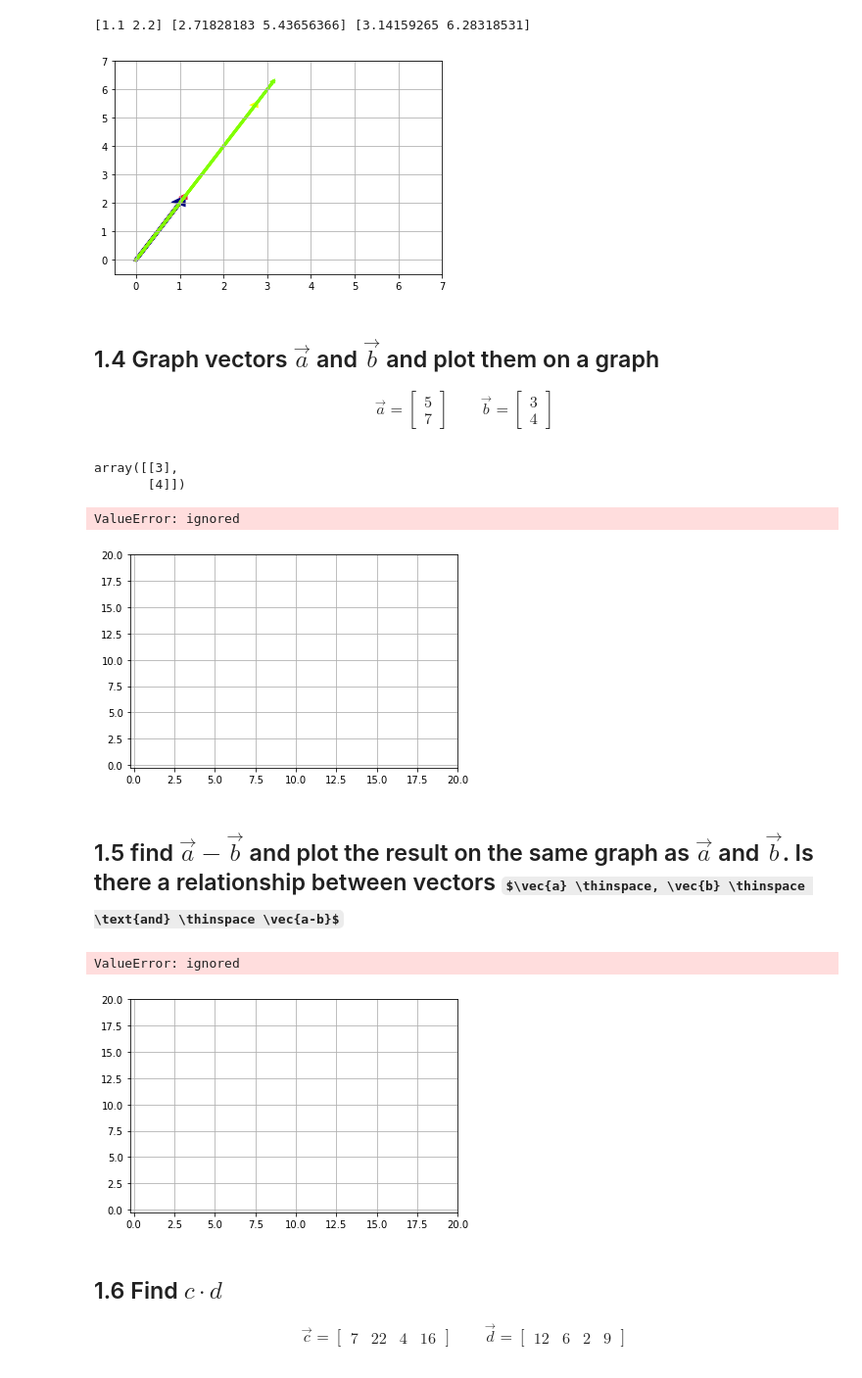
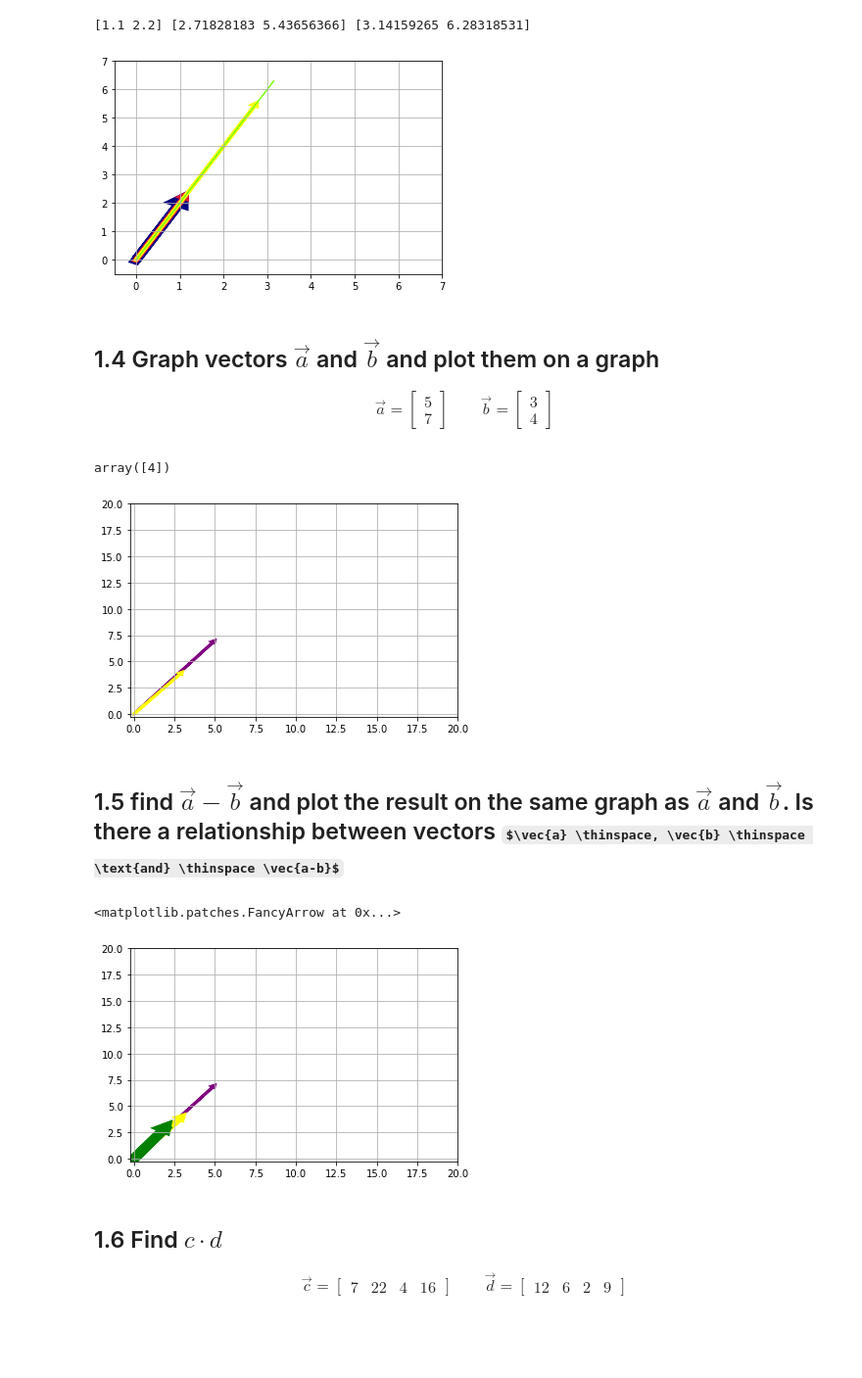
Before and after one commit to mkhalil7625/DS-Unit-1-Sprint-3-Linear-Algebra, a Jupyter notebook: module1-vectors-and-matrices/Copy_of_LS_DS_131_Vectors_and_Matrices_Assignment.ipynb, the cells around one changed output. Shown: that part at 98% size. Drawn from its saved outputs; the diff is of its cells as text; code cells hidden in the pictures; some formulas as TeX source; blank space fills up the shorter version.

```diff
--- a/module1-vectors-and-matrices/Copy_of_LS_DS_131_Vectors_and_Matrices_Assignment.ipynb
+++ b/module1-vectors-and-matrices/Copy_of_LS_DS_131_Vectors_and_Matrices_Assignment.ipynb
@@ -96,32 +96,32 @@ plt.arrow(0,0,
             tdv[1],
             head_width=.2,
             head_length=.2,
-            linewidth=4,
+            linewidth=10,
             color='navy')
 plt.arrow(0,0,
             scaled_tdv1[0],
             scaled_tdv1[1],
             head_width=.1,
             head_length=.1,
-            linewidth=3,
+            linewidth=6,
             color='crimson')
 plt.arrow(0,0,
             scaled_tdv2[0],
             scaled_tdv2[1],
             head_width=.1,
             head_length=.1,
-            linewidth=3,
+            linewidth=4,
             color='yellow')
 plt.arrow(0,0,
             scaled_tdv3[0],
             scaled_tdv3[1],
             head_width=.02,
             head_length=.02,
-            linewidth=3,
+            linewidth=1,
             color='chartreuse')
 plt.show()
 # %% [output]
-[figure, old version]
+[figure, new version]
 # %% [markdown]
 ## 1.4 Graph vectors $\vec{a}$ and $\vec{b}$ and plot them on a graph
 
@@ -133,10 +133,9 @@ plt.show()
 # %%
 a=np.array([[5],[7]])
 b=np.array([[3],[4]])
-b
+b[1]
 # %% [output]
-array([[3],
-       [4]])
+array([4])
 # %%
 #plot
 
@@ -145,61 +144,60 @@ ax.grid()
 plt.xlim(-.25,20)
 plt.ylim(-.25,20)
 plt.arrow(0,0,
-            a[0],
-            a[1],
+            a[0][0],
+            a[1][0],
             head_width=.2,
             head_length=.2,
             linewidth=3,
             color='purple',
-            length_includes_head=True,)
+            length_includes_head=True)
 plt.arrow(0,0,
-            b[0],
-            b[1],
+            b[0][0],
+            b[1][0],
             head_width=.2,
             head_length=.2,
             linewidth=3,
             color='yellow',
-            length_includes_head=True,alpha=1);
+            length_includes_head=True);
 # %% [output]
-ValueError: ignored
-[figure, old version]
+[figure, new version]
 # %% [markdown]
 ## 1.5 find $\vec{a} - \vec{b}$ and plot the result on the same graph as $\vec{a}$ and $\vec{b}$. Is there a relationship between vectors $\vec{a} \thinspace, \vec{b} \thinspace \text{and} \thinspace \vec{a-b}$
 # %%
 ab=a-b
 #plot
 
 fig, ax = plt.subplots()
 ax.grid()
 plt.xlim(-.25,20)
 plt.ylim(-.25,20)
 plt.arrow(0,0,
-            a[0],
-            a[1],
+            a[0][0],
+            a[1][0],
             head_width=.2,
             head_length=.2,
             linewidth=3,
             color='purple',
             length_includes_head=True)
 plt.arrow(0,0,
-            b[0],
-            b[1],
+            b[0][0],
+            b[1][0],
             head_width=.2,
             head_length=.2,
-            linewidth=3,
+            linewidth=6,
             color='yellow',
             length_includes_head=True)
 plt.arrow(0,0,
-            ab[0],
-            ab[1],
+            ab[0][0],
+            ab[1][0],
             head_width=.2,
             head_length=.2,
-            linewidth=3,
-            color='yellow',
+            linewidth=10,
+            color='green',
             length_includes_head=True)
 # %% [output]
-ValueError: ignored
+<matplotlib.patches.FancyArrow at 0x...>
-[figure, old version]
+[figure, new version]
 # %% [markdown]
 ## 1.6 Find $c \cdot d$
 
```
Also changed, not shown: parts of 13 cells of this notebook.
